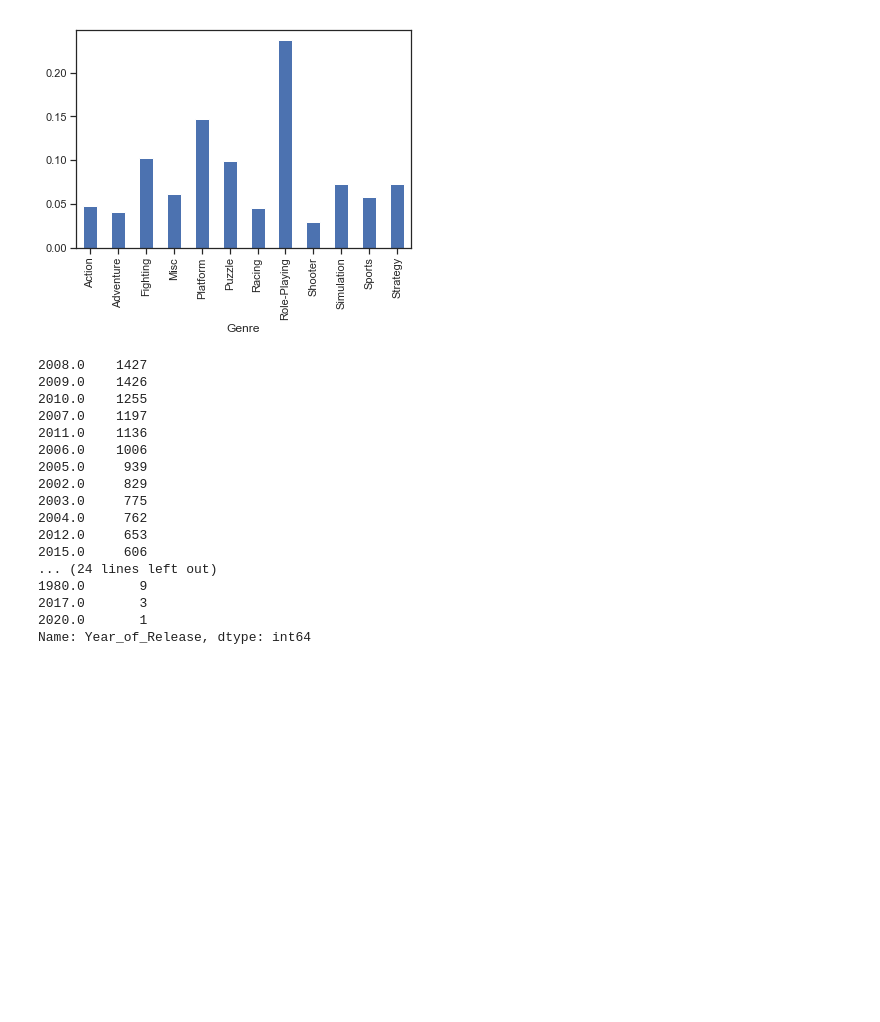
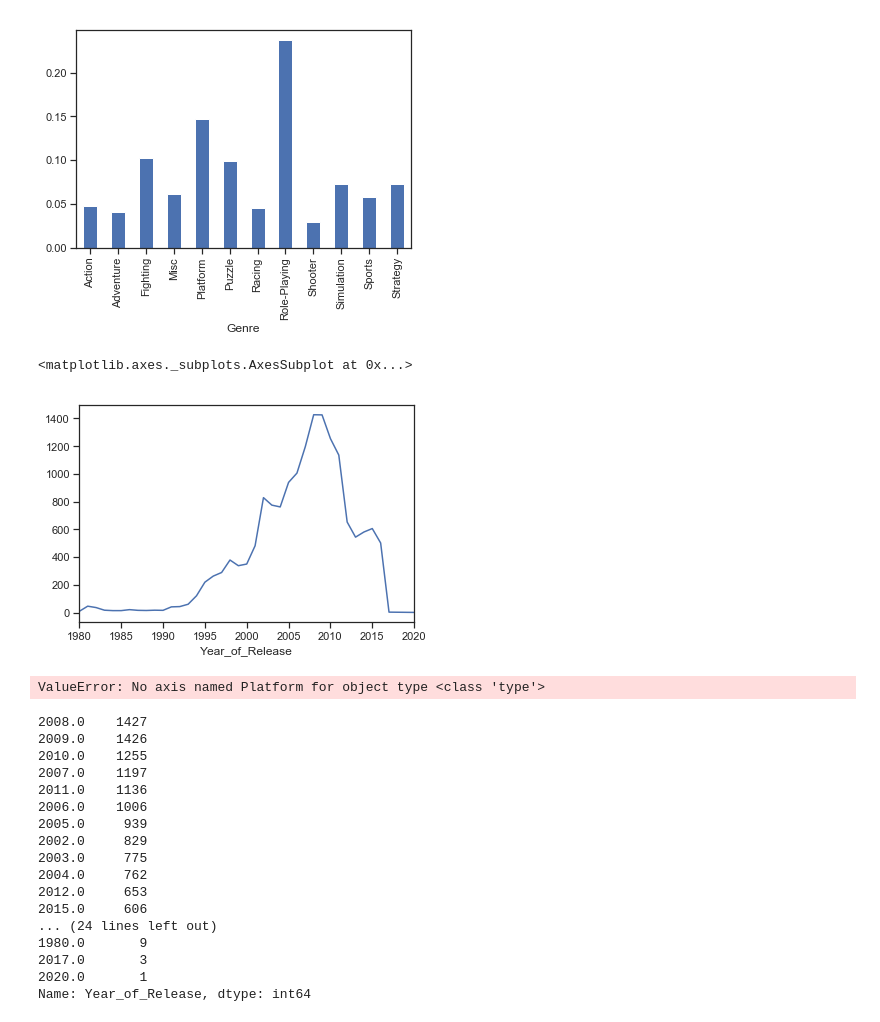
Before and after one commit to Noixas/DataMadness-2020-Video-Games-Sales-2019, a Jupyter notebook: datamadness_cleaned.ipynb, the cells around one changed output. Cells and saved outputs as stored; diff of their text form; code cells hidden in the pictures; blank space fills up the shorter version.

```diff
--- a/datamadness_cleaned.ipynb
+++ b/datamadness_cleaned.ipynb
@@ -151,6 +153,15 @@ df.groupby('Genre')['JP_Sales'].mean().plot(kind='bar')
 # %% [output]
 <matplotlib.axes._subplots.AxesSubplot at 0x...>
 [figure]
+# %%
+df.groupby('Year_of_Release')['Platform'].count().plot()
+# %% [output]
+<matplotlib.axes._subplots.AxesSubplot at 0x...>
+[figure, added]
+# %%
+df.groupby('Year_of_Release','Platform').sum().plot()
+# %% [output]
+ValueError: No axis named Platform for object type <class 'type'>
 # %%
 df.Year_of_Release.value_counts()
 # df.shape
```
Also changed, not shown: parts of 3 cells of this notebook.
